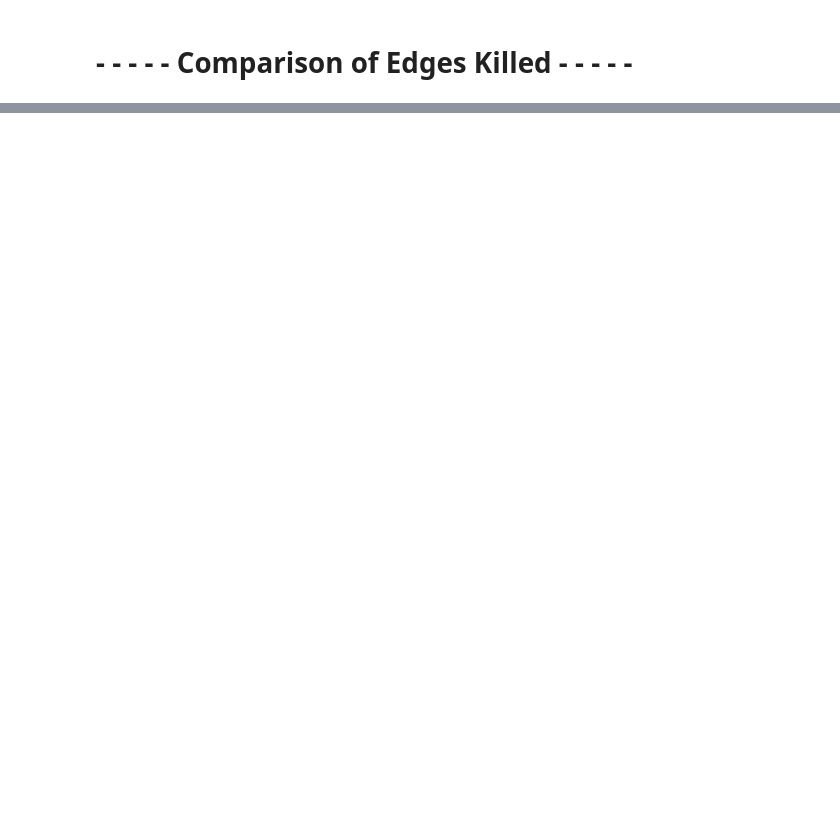
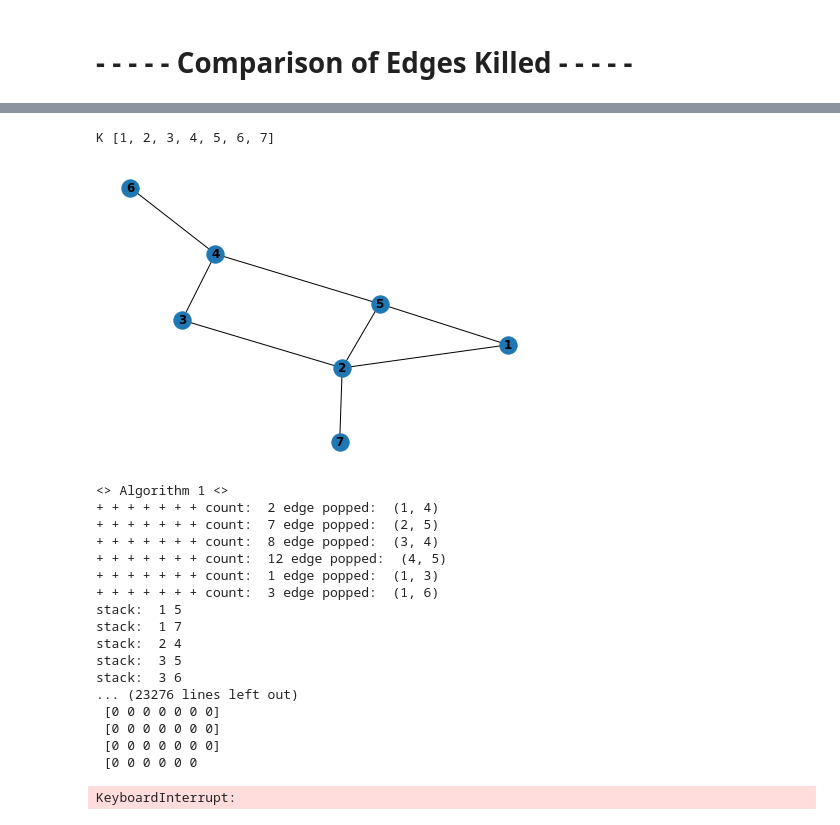
Before and after one commit to hhicks13/benchmarking-dasg, a Jupyter notebook: kas-benchmark.ipynb, the cells around one changed output, grey strips where cells are left out. Cells and saved outputs as stored; diff of their text form; code cells hidden in the pictures; blank space fills up the shorter version.

```diff
--- a/kas-benchmark.ipynb
+++ b/kas-benchmark.ipynb
@@ -562,7 +536,7 @@ def overbudget(stack_pbar,_pbar,budget):
 def _mat(Rho):
     return np.matrix(nx.adjacency_matrix(Rho).todense())
 # %%
-def update_adjacent_bounds(i,j,G_A,stack_pbar,_pbar):
+def update_adjacent_bounds(i,j,G_A,stack_pbar,Pbar):
     #
     _stack = set(stack_pbar)
     Ni = set(nx.neighbors(G_A,i))
@@ -577,9 +551,9 @@ def update_adjacent_bounds(i,j,G_A,stack_pbar,_pbar):
         deg_k = G_A.degree(k)
         delta_bound = max(0,4-abs(deg_l - deg_k))
         if i in nx.neighbors(G_A,l) and j in nx.neighbors(G_A,k):
-            _pbar[(l,k)] += delta_bound
+            Pbar[l][k]['weight'] += delta_bound
         elif j in nx.neighbors(G_A,l) and i in nx.neighbors(G_A,k):
-            _pbar[(l,k)] += delta_bound
+            Pbar[l][k]['weight'] += delta_bound
 # %%
 def jim_elim_while(G_A,Ef_A,k_A):
     _K = nx.complete_graph(G_A.nodes())
@@ -668,16 +687,11 @@ def Algorithm2(G,k):
     Ef_A = nx.Graph()
     P_A = nx.complete_graph(range(n))
     k_A = k
-    nx.draw(G_A,pos=nx.circular_layout(G_A), with_labels=True, font_weight='bold')
-    plt.show()
+    #nx.draw(G_A,pos=nx.circular_layout(G_A), with_labels=True, font_weight='bold')
+    #plt.show()
     jim_elim_while(G_A,Ef_A,k_A)
 
-n = 15
-density = 0.3
-k = 1
-G = nx.erdos_renyi_graph(n,density)
-Algorithm1(G,k)
-Algorithm2(G,k)
+
 
 
 
@@ -800,0 +706,41 @@ AttributeError: 'tuple' object has no attribute 'keys'
+# %%
+n = 7
+k = 1
+_noderange = range(1,n+1)
+G = nx.Graph()
+Ef_A = nx.Graph()
+#
+G.add_nodes_from(_noderange)
+K = nx.complete_graph(G.nodes())
+print("K",K.nodes)
+Ef_A.add_nodes_from(_noderange)
+
+G.add_edges_from([(4,5),(3,2),(4,3),(5,2),(6,4),(1,5),(1,2),(2,7)])
+#G = nx.erdos_renyi_graph(n,0.9)
+nx.draw(G,with_labels=True,font_weight='bold')
+plt.show()
+print("<> Algorithm 1 <>")
+Algorithm1(G,k)
+print("<> Algorithm 2 <>")
+Algorithm2(G,k)
+# %% [output]
+K [1, 2, 3, 4, 5, 6, 7]
+[figure, added]
+<> Algorithm 1 <>
++ + + + + + + count:  2 edge popped:  (1, 4)
++ + + + + + + count:  7 edge popped:  (2, 5)
++ + + + + + + count:  8 edge popped:  (3, 4)
++ + + + + + + count:  12 edge popped:  (4, 5)
++ + + + + + + count:  1 edge popped:  (1, 3)
++ + + + + + + count:  3 edge popped:  (1, 6)
+stack:  1 5
+stack:  1 7
+stack:  2 4
+stack:  3 5
+stack:  3 6
+... (23276 lines left out)
+ [0 0 0 0 0 0 0]
+ [0 0 0 0 0 0 0]
+ [0 0 0 0 0 0 0]
+ [0 0 0 0 0 0
+KeyboardInterrupt:
```
Also changed, not shown: parts of 12 cells of this notebook.
